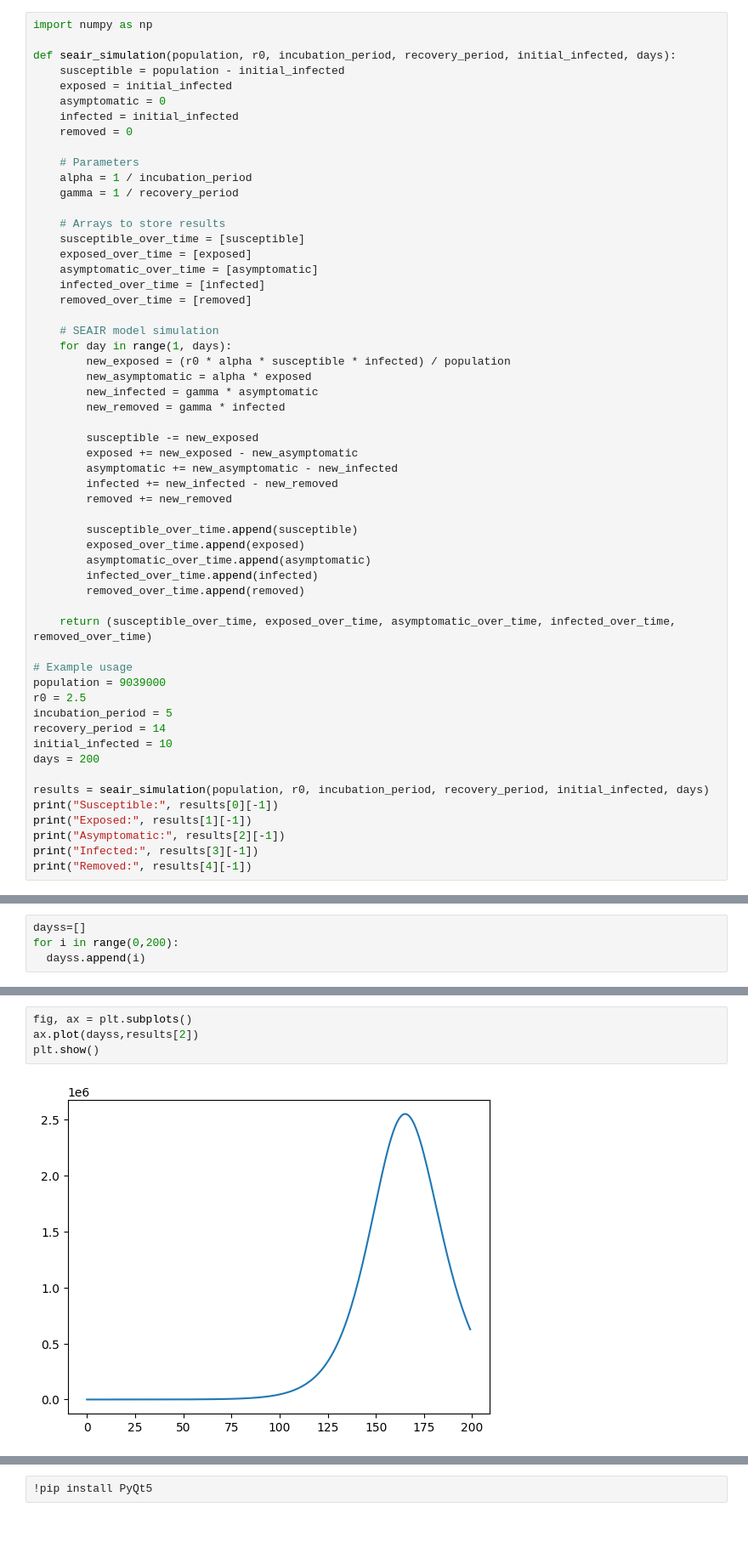
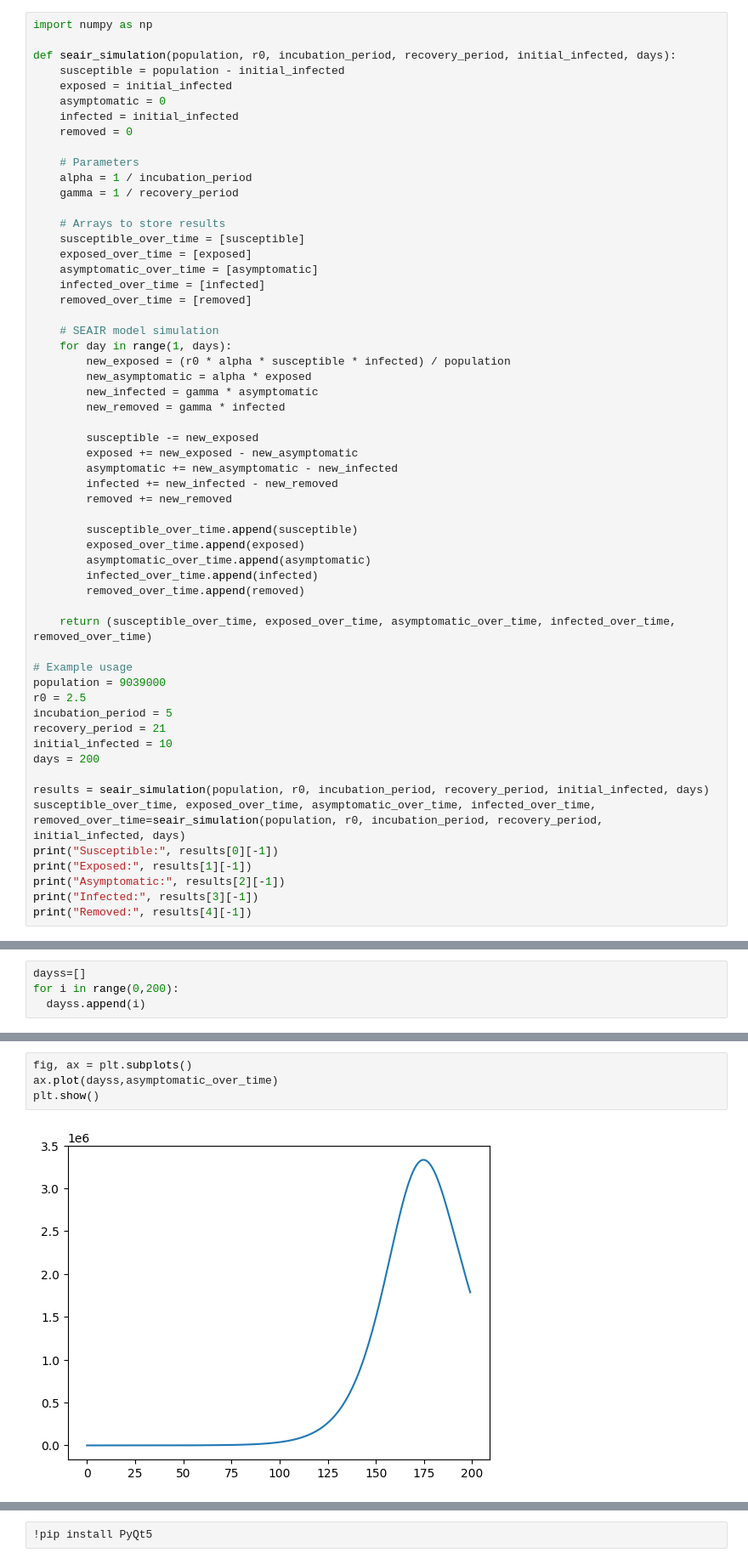
Before and after one commit to Arminsbss/Epidemic-calculator, a Jupyter notebook: epidemic_calculator.ipynb, the cells around one changed output, grey strips where cells are left out. Shown at 85% size. Saved outputs shown, nothing was run; the diff lists cells and outputs as text; blank space fills up the shorter version.

```diff
--- a/epidemic_calculator.ipynb
+++ b/epidemic_calculator.ipynb
@@ -46,11 +48,12 @@ def seair_simulation(population, r0, incubation_period, recovery_period, initial
 population = 9039000
 r0 = 2.5
 incubation_period = 5
-recovery_period = 14
+recovery_period = 21
 initial_infected = 10
 days = 200
 
 results = seair_simulation(population, r0, incubation_period, recovery_period, initial_infected, days)
+susceptible_over_time, exposed_over_time, asymptomatic_over_time, infected_over_time, removed_over_time=seair_simulation(population, r0, incubation_period, recovery_period, initial_infected, days)
 print("Susceptible:", results[0][-1])
 print("Exposed:", results[1][-1])
 print("Asymptomatic:", results[2][-1])
@@ -83,8 +86,8 @@ plt.show()
 # %%
 fig, ax = plt.subplots()
-ax.plot(dayss,results[2])
+ax.plot(dayss,asymptomatic_over_time)
 plt.show()
 # %% [output]
-[figure, old version]
+[figure, new version]
 # %%
 fig, ax = plt.subplots()
```
Also changed, not shown: parts of 8 cells of this notebook.
